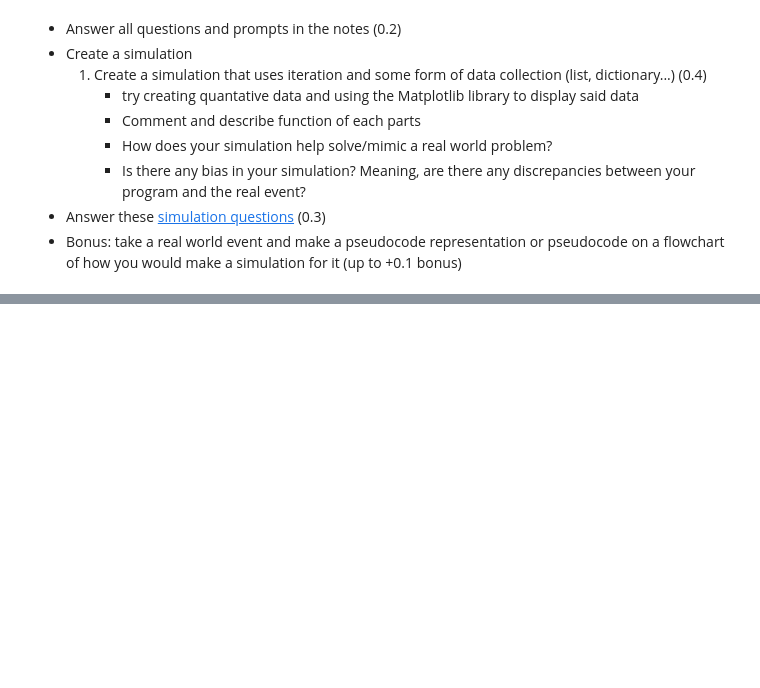
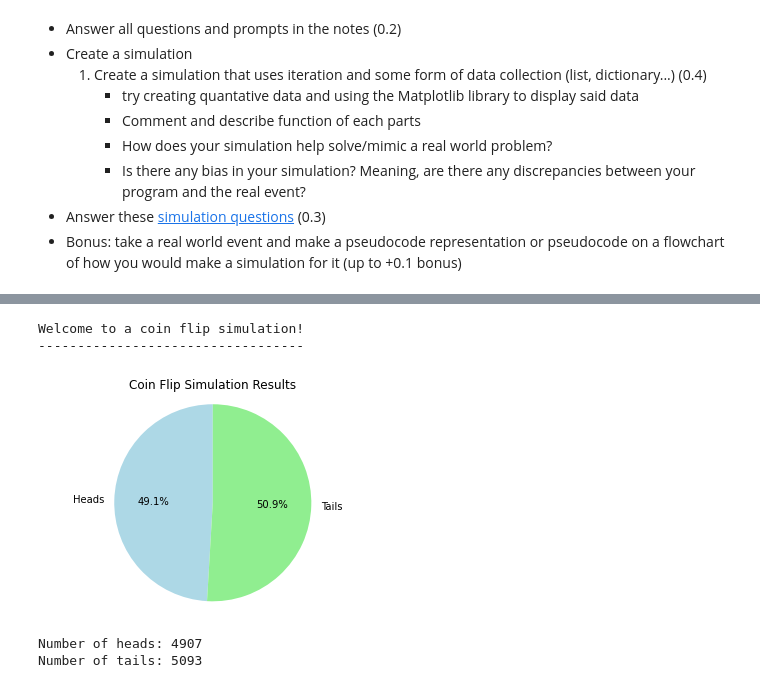
Before and after one commit to kayleehou/myproject, a Jupyter notebook: _notebooks/2023-04-25-P3M-Simulations.ipynb, the cells around one changed output, grey strips where cells are left out. Drawn from its saved outputs; the diff is of its cells as text; code cells hidden in the pictures; blank space fills up the shorter version.

```diff
--- a/_notebooks/2023-04-25-P3M-Simulations.ipynb
+++ b/_notebooks/2023-04-25-P3M-Simulations.ipynb
@@ -279,0 +275,37 @@ A random trait of birds is selected and a random natural disaster is selected, i
+# %%
+import random
+import matplotlib.pyplot as plt
+
+print("Welcome to a coin flip simulation!")
+print("----------------------------------")
+
+n = 10000 #this value can easily be changed to change the sample size
+heads = 0
+tails = 0
+
+for i in range(n): # loops through 10000 coin flips
+    flip = random.randint(1,2) # get a random number between 1 and 2
+    if flip == 1: # head
+        heads = heads + 1
+    else:         # tail
+        tails = tails + 1
+
+# Create a pie chart to visualize the results
+labels = ['Heads', 'Tails']
+sizes = [heads, tails]# list that holds heads and tails
+colors = ['lightblue', 'lightgreen'] # light blue is heads and light green is tails
+#matplotlib makes the pie graph
+plt.pie(sizes, colors=colors, labels=labels, autopct='%1.1f%%', startangle=90)
+plt.axis('equal')
+plt.title('Coin Flip Simulation Results')
+plt.show()
+
+# print the coin numbers
+print('Number of heads:', heads)
+print('Number of tails:', tails)
+# %% [output]
+Welcome to a coin flip simulation!
+----------------------------------
+[figure, added]
+Number of heads: 4907
+Number of tails: 5093
```
Also changed, not shown: parts of 9 cells of this notebook, 2 other files.
